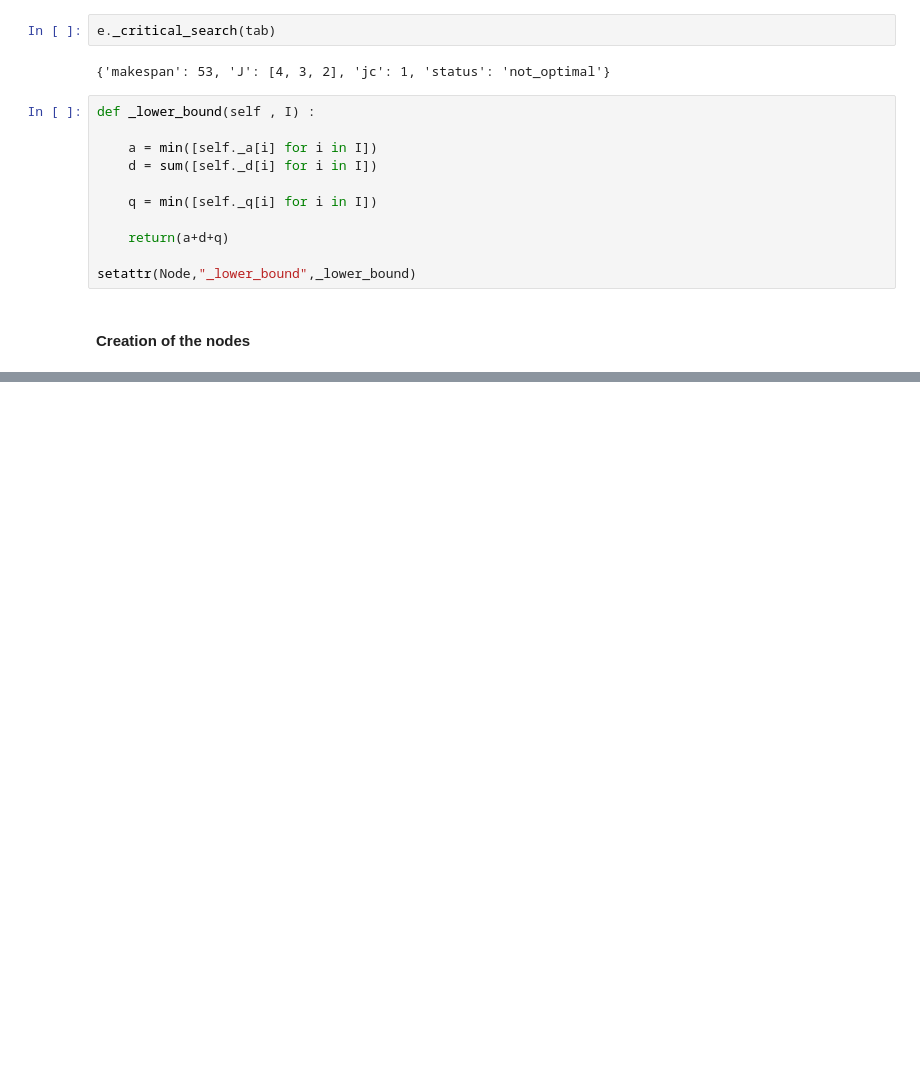
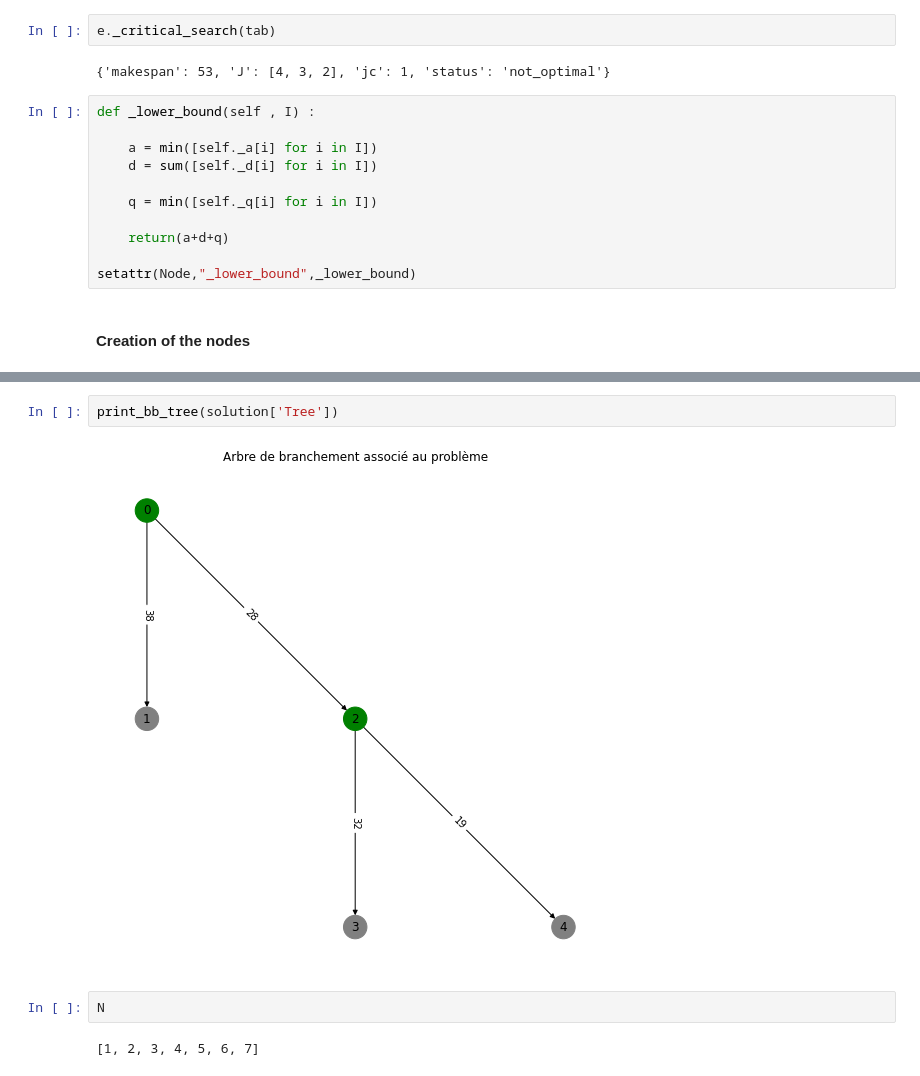
Before and after one commit to lolofo/ro_project_4gm, a Jupyter notebook: Node/prog_node.ipynb, the cells around one changed output, grey strips where cells are left out. Drawn from its saved outputs; the diff is of its cells as text; blank space fills up the shorter version.

```diff
--- a/Node/prog_node.ipynb
+++ b/Node/prog_node.ipynb
@@ -569,0 +689,8 @@ branch_n_bound(N , a , d , q)
+# %%
+print_bb_tree(solution['Tree'])
+# %% [output]
+[figure, added]
+# %%
+N
+# %% [output]
+[1, 2, 3, 4, 5, 6, 7]
```
Also changed, not shown: parts of 13 cells of this notebook.
